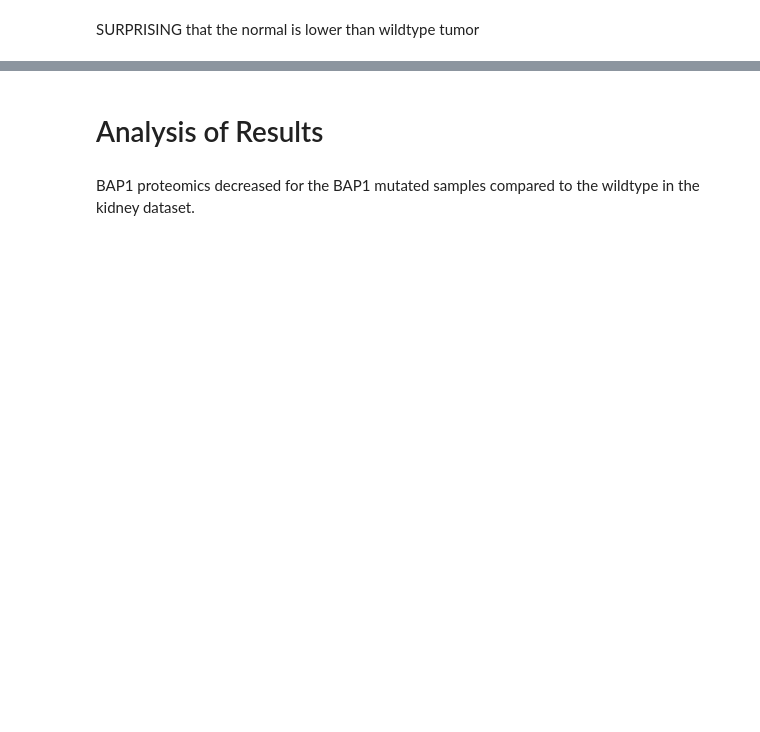
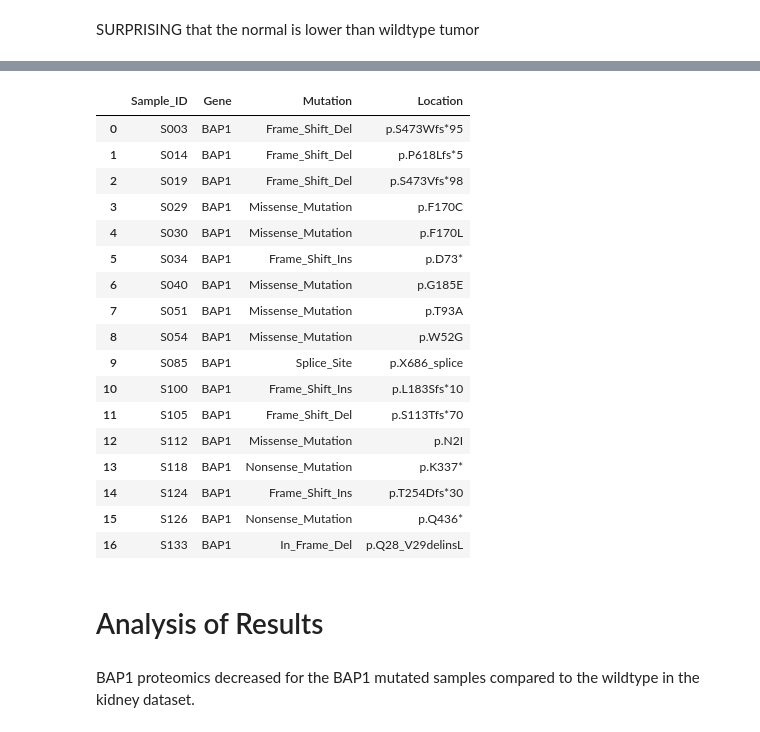
Before and after one commit to PayneLab/WhenMutationsMatter, a Jupyter notebook: Protein Notebooks/Kidney/BAP1/BAP1_cis_proteomics.ipynb, the cells around one changed output, grey strips where cells are left out. Saved outputs shown, nothing was run; the diff lists cells and outputs as text; code cells hidden in the pictures; blank space fills up the shorter version.

```diff
--- a/Protein Notebooks/Kidney/BAP1/BAP1_cis_proteomics.ipynb
+++ b/Protein Notebooks/Kidney/BAP1/BAP1_cis_proteomics.ipynb
@@ -131,0 +109,6 @@ mutation_prot = rc_object.join_omics_to_mutations(omics_df_name="proteomics", mu
+# %%
+# Count all mutations (including all mutations in a sample)
+somatic_mutations = rc_object.get_mutations()
+gene_mutations = somatic_mutations.loc[somatic_mutations['Gene'] == gene]
+count_all_mut = gene_mutations['Mutation'].value_counts()
+count_all_mut
@@ -157,3 +260,25 @@ SURPRISING  that the normal is lower than wildtype tumor
+# %%
+gene_mutations['Location'].value_counts()
+gene_mutations
+# %% [output]
+|  | Sample_ID | Gene | Mutation | Location |
+| 0 | S003 | BAP1 | Frame_Shift_Del | p.S473Wfs*95 |
+| 1 | S014 | BAP1 | Frame_Shift_Del | p.P618Lfs*5 |
+| 2 | S019 | BAP1 | Frame_Shift_Del | p.S473Vfs*98 |
+| 3 | S029 | BAP1 | Missense_Mutation | p.F170C |
+| 4 | S030 | BAP1 | Missense_Mutation | p.F170L |
+| 5 | S034 | BAP1 | Frame_Shift_Ins | p.D73* |
+| 6 | S040 | BAP1 | Missense_Mutation | p.G185E |
+| 7 | S051 | BAP1 | Missense_Mutation | p.T93A |
+| 8 | S054 | BAP1 | Missense_Mutation | p.W52G |
+| 9 | S085 | BAP1 | Splice_Site | p.X686_splice |
+| 10 | S100 | BAP1 | Frame_Shift_Ins | p.L183Sfs*10 |
+| 11 | S105 | BAP1 | Frame_Shift_Del | p.S113Tfs*70 |
+| 12 | S112 | BAP1 | Missense_Mutation | p.N2I |
+| 13 | S118 | BAP1 | Nonsense_Mutation | p.K337* |
+| 14 | S124 | BAP1 | Frame_Shift_Ins | p.T254Dfs*30 |
+| 15 | S126 | BAP1 | Nonsense_Mutation | p.Q436* |
+| 16 | S133 | BAP1 | In_Frame_Del | p.Q28_V29delinsL |
 # %% [markdown]
 # Analysis of Results
 # %% [markdown]
```
Also changed, not shown: parts of 21 cells of this notebook, 4 other files.
